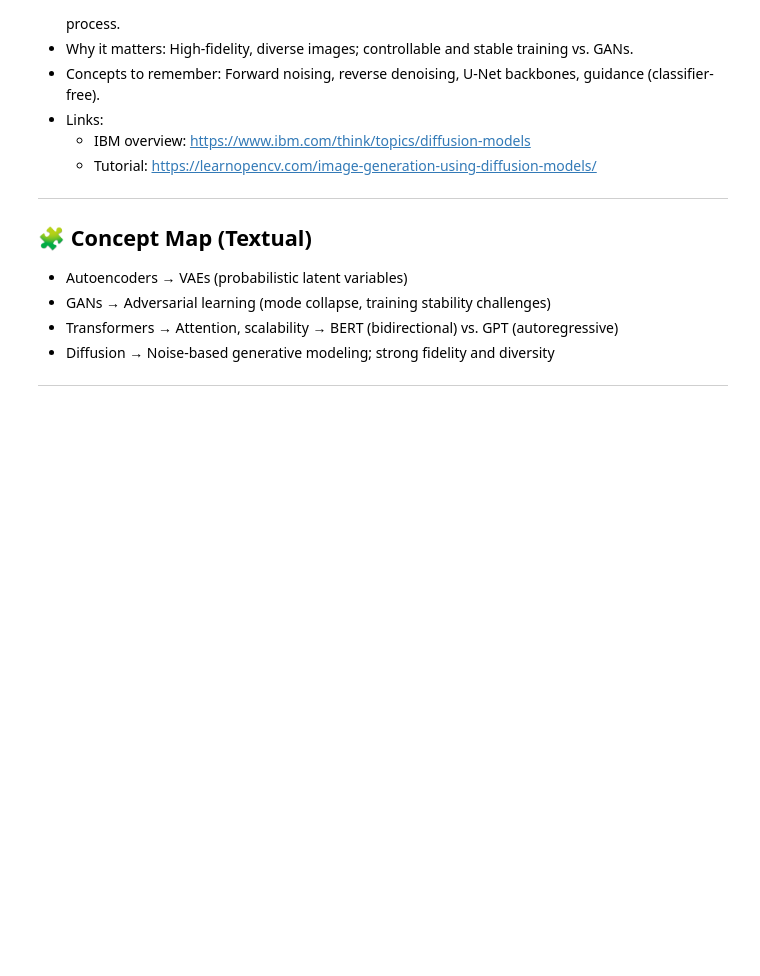
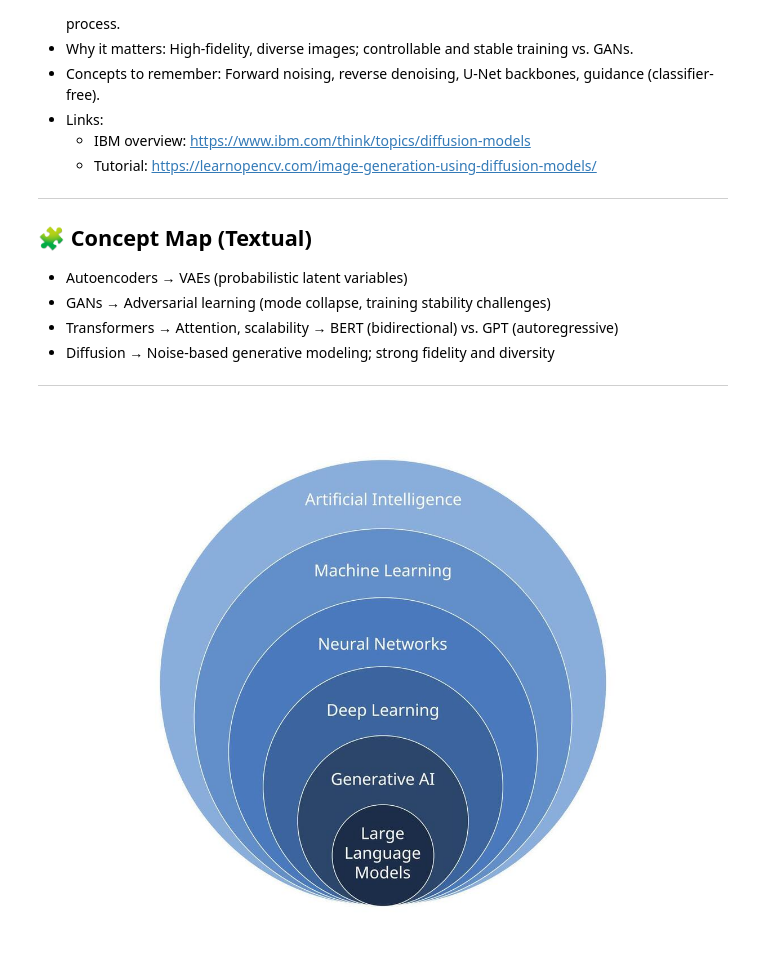
Before and after one commit to Kaps-programer-9123/thinkOpenAi, a Jupyter notebook: learning_notebook/0_History and Evolution of Generative AI.ipynb, the cells around one changed output. Saved outputs shown, nothing was run; the diff lists cells and outputs as text; code cells hidden in the pictures; blank space fills up the shorter version.

Commit message:
added few more diagram

```diff
--- a/learning_notebook/0_History and Evolution of Generative AI.ipynb
+++ b/learning_notebook/0_History and Evolution of Generative AI.ipynb
@@ -71,3 +71,9 @@ Put together, these breakthroughs power today’s chatbots, image generators, mu
 - Diffusion → Noise-based generative modeling; strong fidelity and diversity
 
 ***
+# %%
+from IPython.display import Image
+
+Image(filename='data/gen_ai.jpg')
+# %% [output]
+[figure, added]
```
Also changed, not shown: 3 other files.
